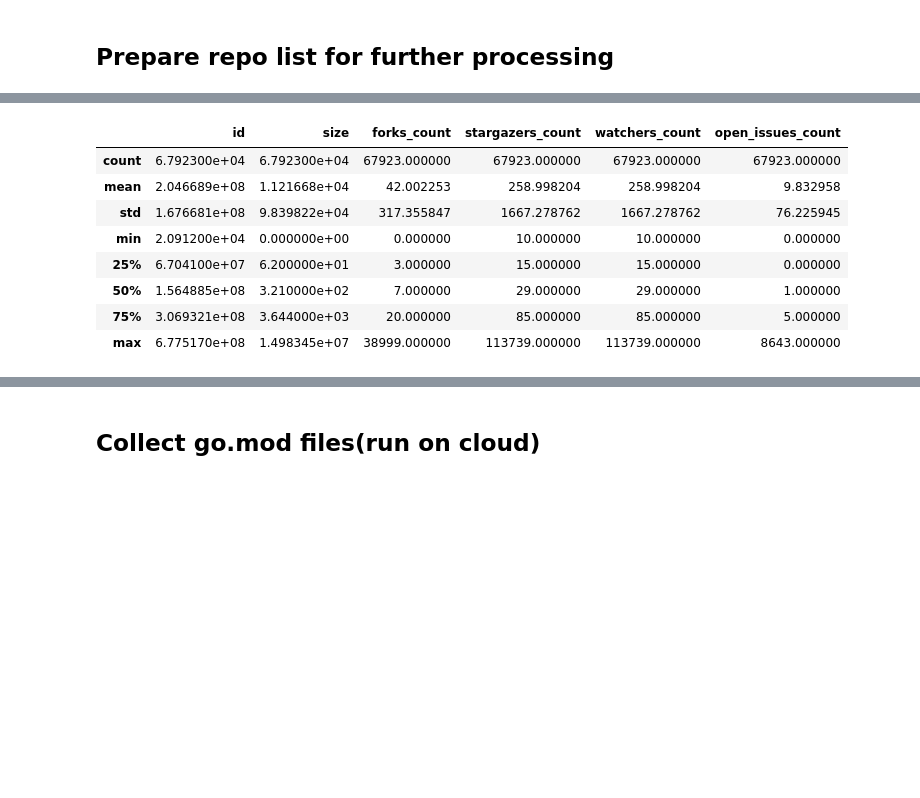
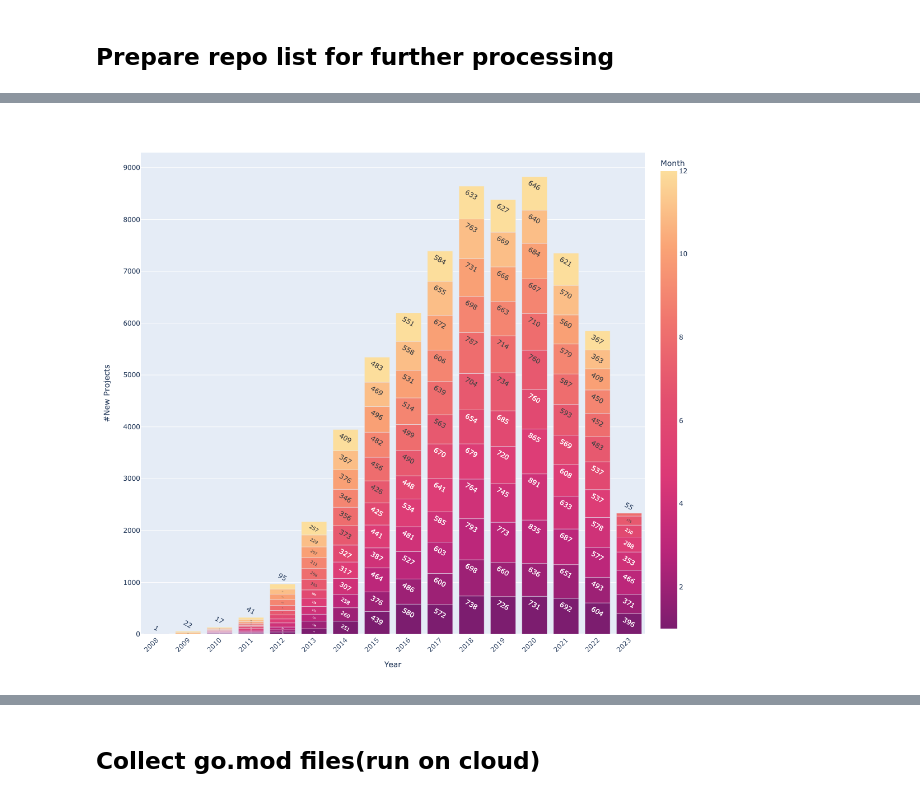
Before and after one commit to schnell18/play-data-science, a Jupyter notebook: msr-golang/etl.ipynb, the cells around one changed output, grey strips where cells are left out. Drawn from its saved outputs; the diff is of its cells as text; code cells hidden in the pictures; blank space fills up the shorter version.

Commit message:
Add repo monthly increment plot

```diff
--- a/msr-golang/etl.ipynb
+++ b/msr-golang/etl.ipynb
@@ -35,3 +35,17 @@ df_main = pd.read_csv(
     "repo-candidates/main.csv",
     parse_dates=[ "pushed_at", "created_at", "updated_at" ]
 )
+# %%
+df_top = df_main[["full_name", "forks_count", "stargazers_count", "watchers_count", "open_issues_count", "created_at"]].sort_values("stargazers_count", ascending=False)
+df_top['since'] = df_top['created_at'].dt.year
+df_top['month'] = df_top['created_at'].dt.month
+df_top = df_top.drop(columns=["created_at"])
+# %%
+df_monthly = df_top.groupby(["since", "month"]).agg(new_projects=pd.NamedAgg(column="full_name", aggfunc="count"))
+#df_vis1 = df_monthly.unstack(level=1).fillna(0).astype("int32")
+#df_vis1.reset_index(level=0, inplace=True)
+df_monthly.reset_index(level=1, inplace=True)
+df_monthly.reset_index(level=0, inplace=True)
+df_vis1 = df_monthly
+df_vis1
+# df_vis1.plot(x='since', kind='bar', stacked=True, title='New projects by month since 2008')
@@ -37,0 +68,18 @@ df_main = pd.read_csv(
+# %%
+import plotly.express as px
+fig = px.bar(df_vis1, x="since", y="new_projects",
+             color_continuous_scale=px.colors.sequential.Sunsetdark_r,
+             color='month', barmode='stack', text="new_projects",
+             labels={
+                 "since": "Year",
+                 "new_projects": "#New Projects",
+                 "month": "Month",
+             },
+             height=1000)
+fig.update_traces(textfont_size=12, textangle=30, cliponaxis=False)
+fig.update_layout(xaxis={"dtick":1, "tickangle":-45})
+
+
+fig.show()
+# %% [output]
+[figure, added]
@@ -38,12 +91,5 @@ df_main = pd.read_csv(
 # %%
-df_main.describe()
+stats = df_main.describe(percentiles=[0.25, 0.5, 0.75, 0.95, 0.99])
+stats = stats.astype('int32').drop(columns=["id"])
+stats.rename(columns={"forks_count": "forks", "stargazers_count": "stars", "watchers_count": "watchers", "open_issues_count": "issues"}, inplace=True)
+stats.to_latex("__tab1.tex", index=False)
-# %% [output]
-|  | id | size | forks_count | stargazers_count | watchers_count | open_issues_count |
-| count | 6.792300e+04 | 6.792300e+04 | 67923.000000 | 67923.000000 | 67923.000000 | 67923.000000 |
-| mean | 2.046689e+08 | 1.121668e+04 | 42.002253 | 258.998204 | 258.998204 | 9.832958 |
-| std | 1.676681e+08 | 9.839822e+04 | 317.355847 | 1667.278762 | 1667.278762 | 76.225945 |
-| min | 2.091200e+04 | 0.000000e+00 | 0.000000 | 10.000000 | 10.000000 | 0.000000 |
-| 25% | 6.704100e+07 | 6.200000e+01 | 3.000000 | 15.000000 | 15.000000 | 0.000000 |
-| 50% | 1.564885e+08 | 3.210000e+02 | 7.000000 | 29.000000 | 29.000000 | 1.000000 |
-| 75% | 3.069321e+08 | 3.644000e+03 | 20.000000 | 85.000000 | 85.000000 | 5.000000 |
-| max | 6.775170e+08 | 1.498345e+07 | 38999.000000 | 113739.000000 | 113739.000000 | 8643.000000 |
```
Also changed, not shown: parts of 48 cells of this notebook, 6 other files.
